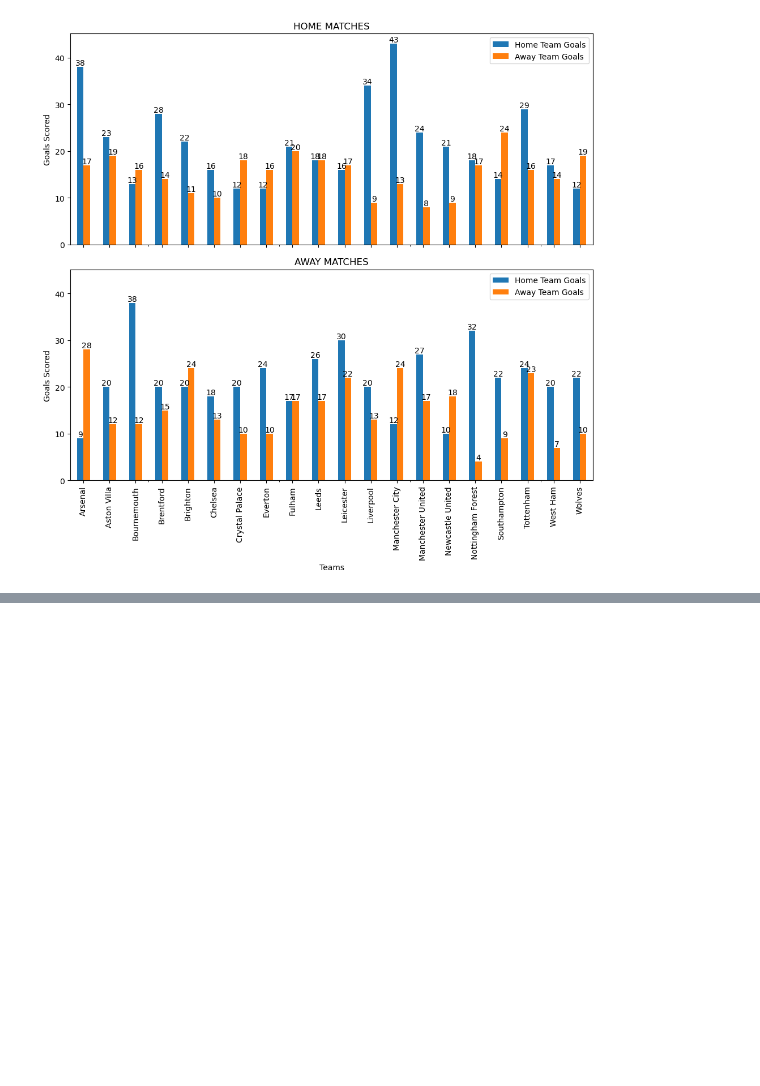
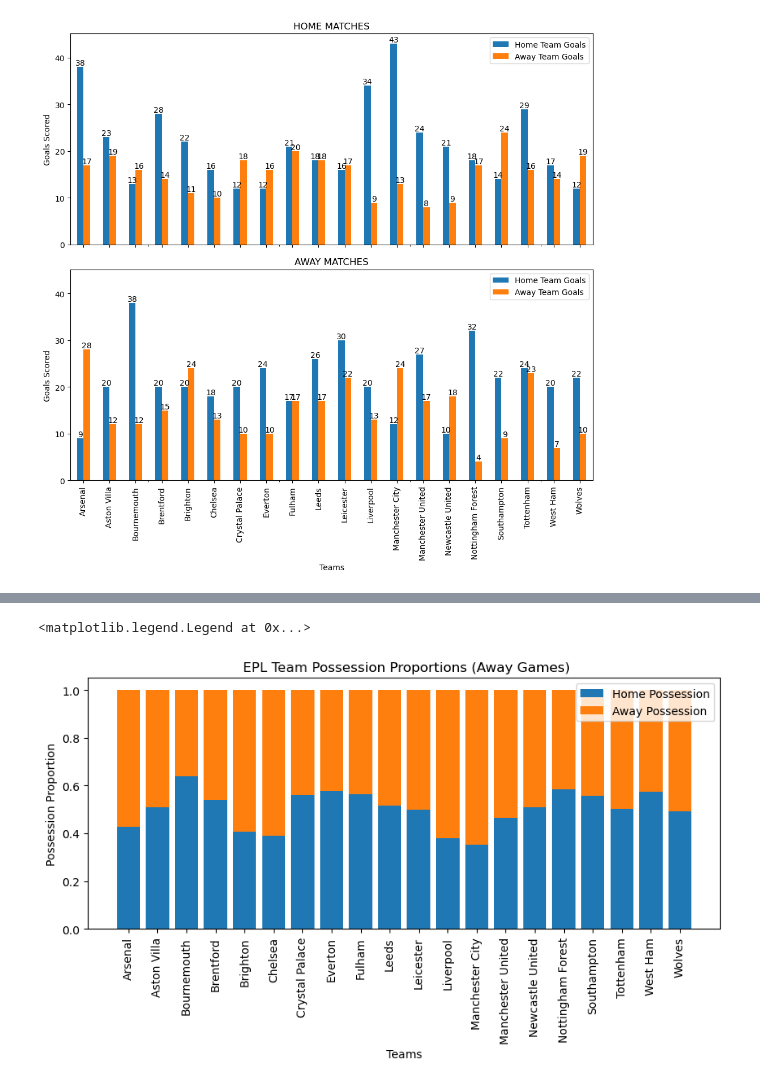
Before and after one commit to chikeibezim/premierleague-22-23, a Jupyter notebook: premier-league-analysis.ipynb, the cells around one changed output, grey strips where cells are left out. Drawn from its saved outputs; the diff is of its cells as text; code cells hidden in the pictures; blank space fills up the shorter version.

```diff
--- a/premier-league-analysis.ipynb
+++ b/premier-league-analysis.ipynb
@@ -156,0 +209,18 @@ fig.savefig("epl_goals.png")
+# %%
+# Team Possessions, Home Games
+
+away_possession = team_possession[team_possession["event_team"] == "away"][["possession_home","possession_away"]]
+
+fig, ax = plt.subplots(figsize=(10, 4))
+
+ax.bar(away_possession.index, away_possession["possession_home"], label="Home Possession")
+ax.bar(away_possession.index, away_possession["possession_away"], bottom=away_possession["possession_home"], label="Away Possession")
+ax.set_xticklabels(away_possession.index, rotation=90)
+
+ax.set_xlabel("Teams")
+ax.set_ylabel("Possession Proportion")
+ax.set_title(" EPL Team Possession Proportions (Away Games)")
+plt.legend()
+# %% [output]
+<matplotlib.legend.Legend at 0x...>
+[figure, added]
```
Also changed, not shown: parts of 7 cells of this notebook.
